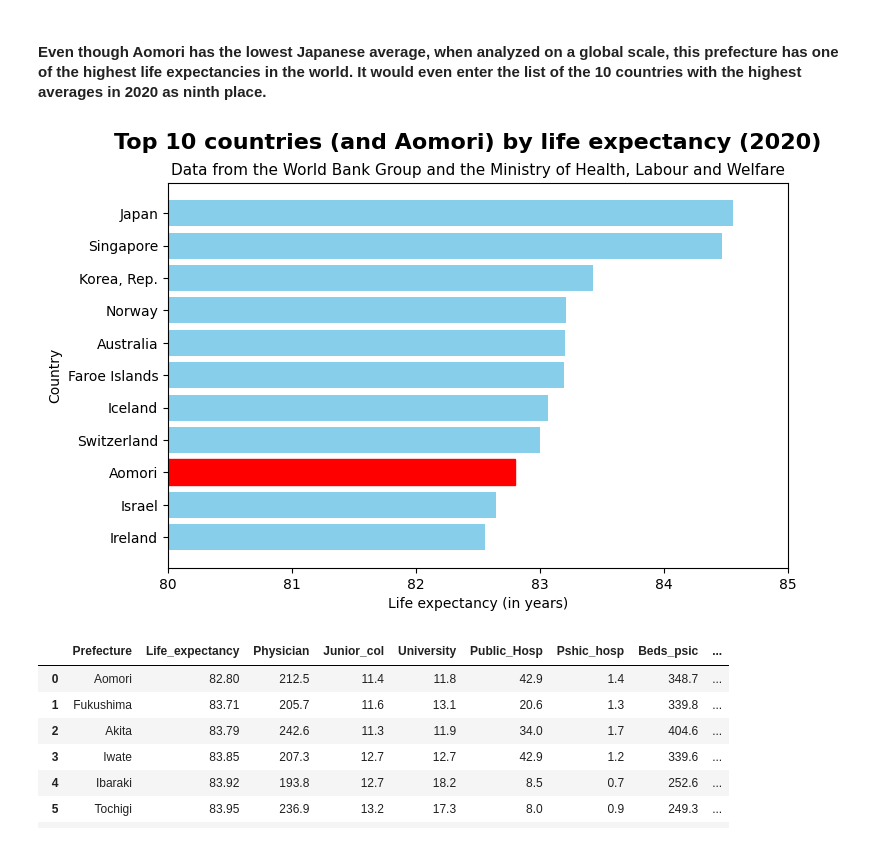
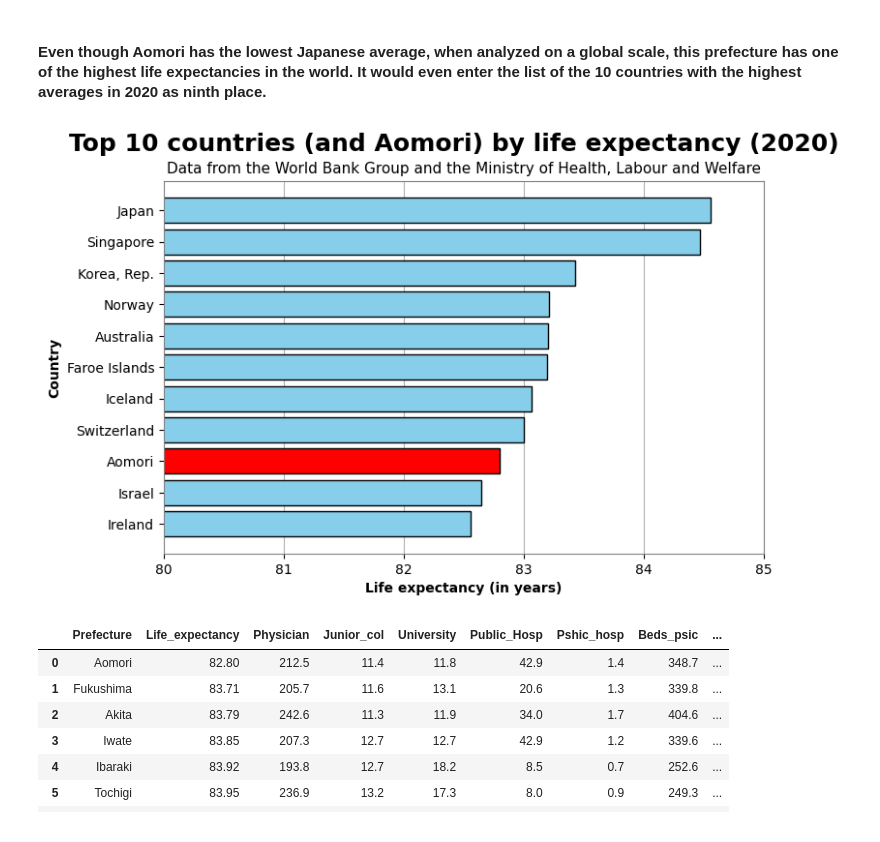
Before and after one commit to rafaseto/japan-life-expectancy, a Jupyter notebook: data_analysis.ipynb, the cells around one changed output. Drawn from its saved outputs; the diff is of its cells as text; code cells hidden in the pictures.

Commit message:
update bar chart 'Top 10 countries...'
(1) Add a x grid; (2) Bold the labels; (3) Change the colors of the axis to gray; (4) Increase title font to 18; (5) Add a black edge to the bars.

```diff
--- a/data_analysis.ipynb
+++ b/data_analysis.ipynb
@@ -150,30 +150,43 @@ top_10_with_aomori_sorted = top_10_with_aomori.sort_values(by='2020', ignore_ind
 # %%
 x_axis = top_10_with_aomori_sorted['2020']
 y_axis = top_10_with_aomori_sorted['Country Name']
 
 plt.figure(figsize=(8,5))
 
 # Bars of the bar chart
-bars = plt.barh(y_axis, x_axis, color='skyblue')
+bars = plt.barh(y_axis, x_axis, color='skyblue', edgecolor='black', zorder=2)
 
 # Change the Aomori bar color to red
 bars[2].set_color('red')
+bars[2].set_edgecolor('black')
+
+# Axis object
+ax = plt.gca()
+
+# Change the colors of the axis
+ax.spines['top'].set_color('gray')
+ax.spines['bottom'].set_color('gray')
+ax.spines['left'].set_color('gray')
+ax.spines['right'].set_color('gray')
 
 # X axis interval
 plt.xlim(80, 85)
 
+# Add a grid
+plt.grid(True, axis='x', zorder=0)
+
 # Title of the graph
-plt.suptitle('Top 10 countries (and Aomori) by life expectancy (2020)', fontsize=16, fontweight='bold')
+plt.suptitle('Top 10 countries (and Aomori) by life expectancy (2020)', fontsize=18, fontweight='bold')
 
 # Subtitle of the graph
 plt.title('Data from the World Bank Group and the Ministry of Health, Labour and Welfare', fontsize=11)
 
-plt.xlabel('Life expectancy (in years)')
-plt.ylabel('Country')
+plt.xlabel('Life expectancy (in years)', fontweight='bold')
+plt.ylabel('Country', fontweight='bold')
 
 plt.show()
 # %% [output]
-[figure, old version]
+[figure, new version]
 # %%
 df_sorted
 # %% [output]
```
